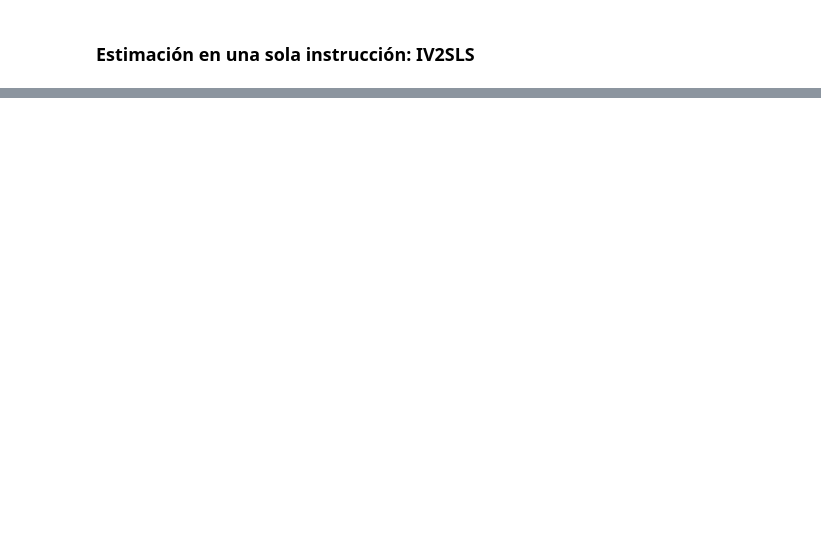
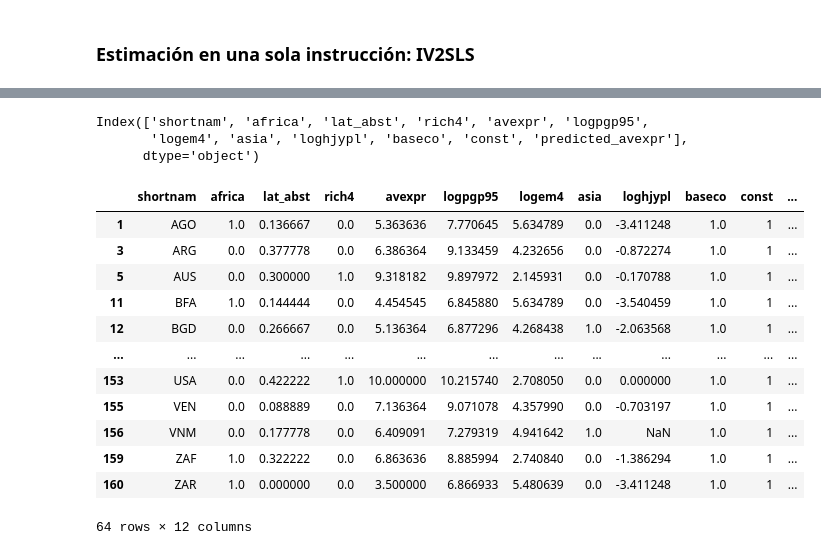
Before and after one commit to benjov/Econometria-II-2024, a Jupyter notebook: Clase_02_VariablesInstrumentales/Regresion Lineal y Variables Instrumentales.ipynb, the cells around one changed output, grey strips where cells are left out. Drawn from its saved outputs; the diff is of its cells as text; code cells hidden in the pictures; blank space fills up the shorter version.

```diff
--- a/Clase_02_VariablesInstrumentales/Regresion Lineal y Variables Instrumentales.ipynb
+++ b/Clase_02_VariablesInstrumentales/Regresion Lineal y Variables Instrumentales.ipynb
@@ -514,0 +543,22 @@ Debiased: False
+# %%
+df4.columns
+# %% [output]
+Index(['shortnam', 'africa', 'lat_abst', 'rich4', 'avexpr', 'logpgp95',
+       'logem4', 'asia', 'loghjypl', 'baseco', 'const', 'predicted_avexpr'],
+      dtype='object')
+# %%
+df4
+# %% [output]
+|  | shortnam | africa | lat_abst | rich4 | avexpr | logpgp95 | logem4 | asia | loghjypl | baseco | const | ... |
+| 1 | AGO | 1.0 | 0.136667 | 0.0 | 5.363636 | 7.770645 | 5.634789 | 0.0 | -3.411248 | 1.0 | 1 | ... |
+| 3 | ARG | 0.0 | 0.377778 | 0.0 | 6.386364 | 9.133459 | 4.232656 | 0.0 | -0.872274 | 1.0 | 1 | ... |
+| 5 | AUS | 0.0 | 0.300000 | 1.0 | 9.318182 | 9.897972 | 2.145931 | 0.0 | -0.170788 | 1.0 | 1 | ... |
+| 11 | BFA | 1.0 | 0.144444 | 0.0 | 4.454545 | 6.845880 | 5.634789 | 0.0 | -3.540459 | 1.0 | 1 | ... |
+| 12 | BGD | 0.0 | 0.266667 | 0.0 | 5.136364 | 6.877296 | 4.268438 | 1.0 | -2.063568 | 1.0 | 1 | ... |
+| ... | ... | ... | ... | ... | ... | ... | ... | ... | ... | ... | ... | ... |
+| 153 | USA | 0.0 | 0.422222 | 1.0 | 10.000000 | 10.215740 | 2.708050 | 0.0 | 0.000000 | 1.0 | 1 | ... |
+| 155 | VEN | 0.0 | 0.088889 | 0.0 | 7.136364 | 9.071078 | 4.357990 | 0.0 | -0.703197 | 1.0 | 1 | ... |
+| 156 | VNM | 0.0 | 0.177778 | 0.0 | 6.409091 | 7.279319 | 4.941642 | 1.0 | NaN | 1.0 | 1 | ... |
+| 159 | ZAF | 1.0 | 0.322222 | 0.0 | 6.863636 | 8.885994 | 2.740840 | 0.0 | -1.386294 | 1.0 | 1 | ... |
+| 160 | ZAR | 1.0 | 0.000000 | 0.0 | 3.500000 | 6.866933 | 5.480639 | 0.0 | -3.411248 | 1.0 | 1 | ... |
+64 rows × 12 columns
```
Also changed, not shown: parts of 11 cells of this notebook, 1 other file.
